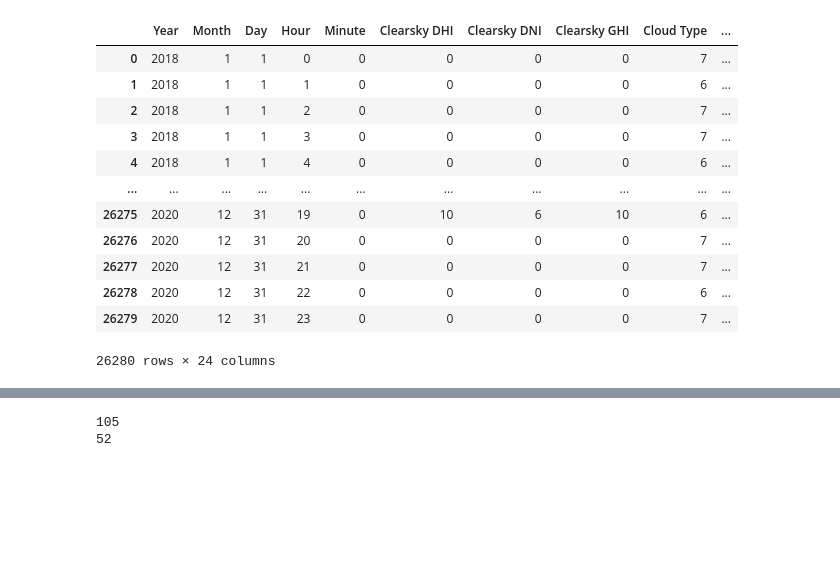
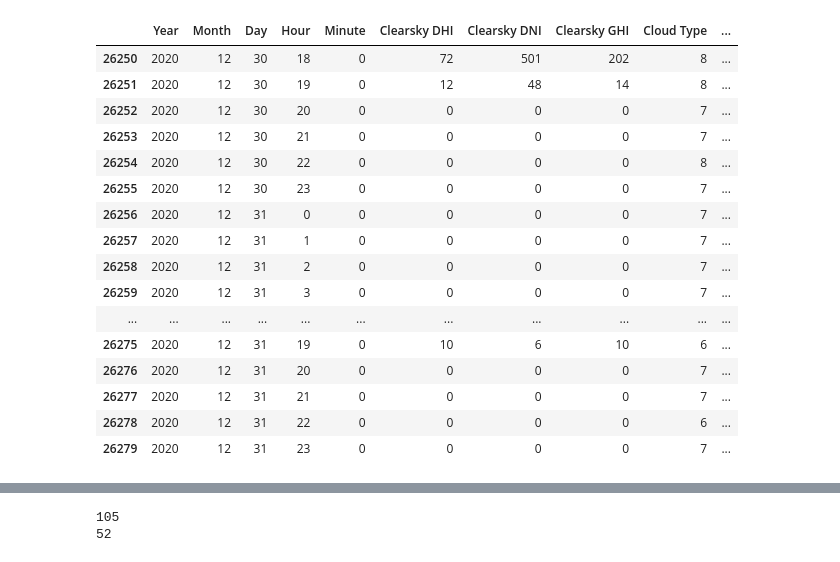
Before and after one commit to cai-yutian/pv-modelling-mirror, a Jupyter notebook: predict-irradiance.ipynb, the cells around one changed output, grey strips where cells are left out. Saved outputs shown, nothing was run; the diff lists cells and outputs as text; code cells hidden in the pictures; blank space fills up the shorter version.

```diff
--- a/predict-irradiance.ipynb
+++ b/predict-irradiance.ipynb
@@ -41,19 +63,22 @@ len(df_2020_interim)
 # %%
 # Combining the 2018 and 2019 data together to form training data
 full_df = pd.concat([df_2018_interim, df_2019_interim, df_2020_interim], ignore_index=True)
+full_df.tail(30)
+# %% [output]
+|  | Year | Month | Day | Hour | Minute | Clearsky DHI | Clearsky DNI | Clearsky GHI | Cloud Type | ... |
+| 26250 | 2020 | 12 | 30 | 18 | 0 | 72 | 501 | 202 | 8 | ... |
+| 26251 | 2020 | 12 | 30 | 19 | 0 | 12 | 48 | 14 | 8 | ... |
+| 26252 | 2020 | 12 | 30 | 20 | 0 | 0 | 0 | 0 | 7 | ... |
+| 26253 | 2020 | 12 | 30 | 21 | 0 | 0 | 0 | 0 | 7 | ... |
+| 26254 | 2020 | 12 | 30 | 22 | 0 | 0 | 0 | 0 | 8 | ... |
+| 26255 | 2020 | 12 | 30 | 23 | 0 | 0 | 0 | 0 | 7 | ... |
+| 26256 | 2020 | 12 | 31 | 0 | 0 | 0 | 0 | 0 | 7 | ... |
+| 26257 | 2020 | 12 | 31 | 1 | 0 | 0 | 0 | 0 | 7 | ... |
+| 26258 | 2020 | 12 | 31 | 2 | 0 | 0 | 0 | 0 | 7 | ... |
+| 26259 | 2020 | 12 | 31 | 3 | 0 | 0 | 0 | 0 | 7 | ... |
+| ... | ... | ... | ... | ... | ... | ... | ... | ... | ... | ... |
+| 26275 | 2020 | 12 | 31 | 19 | 0 | 10 | 6 | 10 | 6 | ... |
+| 26276 | 2020 | 12 | 31 | 20 | 0 | 0 | 0 | 0 | 7 | ... |
+| 26277 | 2020 | 12 | 31 | 21 | 0 | 0 | 0 | 0 | 7 | ... |
+| 26278 | 2020 | 12 | 31 | 22 | 0 | 0 | 0 | 0 | 6 | ... |
+| 26279 | 2020 | 12 | 31 | 23 | 0 | 0 | 0 | 0 | 7 | ... |
-# %%
-full_df
-# %% [output]
-|  | Year | Month | Day | Hour | Minute | Clearsky DHI | Clearsky DNI | Clearsky GHI | Cloud Type | ... |
-| 0 | 2018 | 1 | 1 | 0 | 0 | 0 | 0 | 0 | 7 | ... |
-| 1 | 2018 | 1 | 1 | 1 | 0 | 0 | 0 | 0 | 6 | ... |
-| 2 | 2018 | 1 | 1 | 2 | 0 | 0 | 0 | 0 | 7 | ... |
-| 3 | 2018 | 1 | 1 | 3 | 0 | 0 | 0 | 0 | 7 | ... |
-| 4 | 2018 | 1 | 1 | 4 | 0 | 0 | 0 | 0 | 6 | ... |
-| ... | ... | ... | ... | ... | ... | ... | ... | ... | ... | ... |
-| 26275 | 2020 | 12 | 31 | 19 | 0 | 10 | 6 | 10 | 6 | ... |
-| 26276 | 2020 | 12 | 31 | 20 | 0 | 0 | 0 | 0 | 7 | ... |
-| 26277 | 2020 | 12 | 31 | 21 | 0 | 0 | 0 | 0 | 7 | ... |
-| 26278 | 2020 | 12 | 31 | 22 | 0 | 0 | 0 | 0 | 6 | ... |
-| 26279 | 2020 | 12 | 31 | 23 | 0 | 0 | 0 | 0 | 7 | ... |
-26280 rows × 24 columns
```
Also changed, not shown: parts of 17 cells of this notebook.
